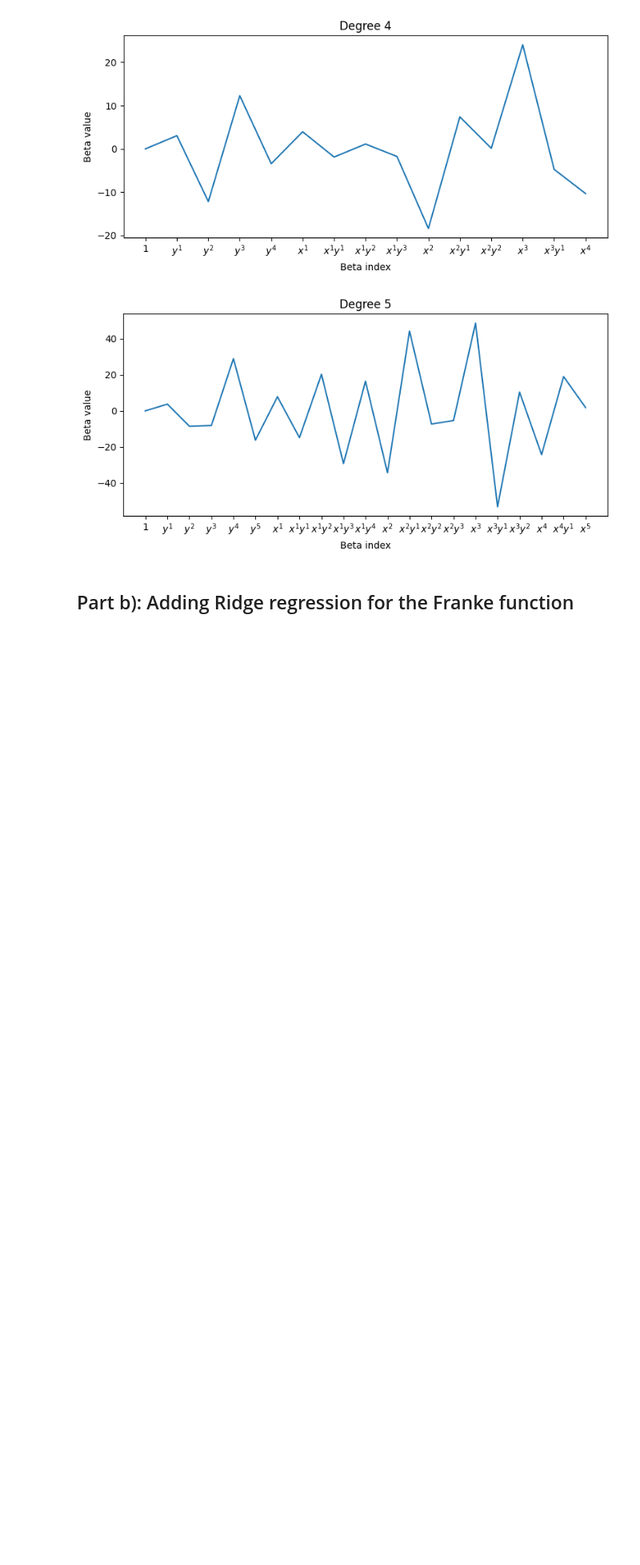
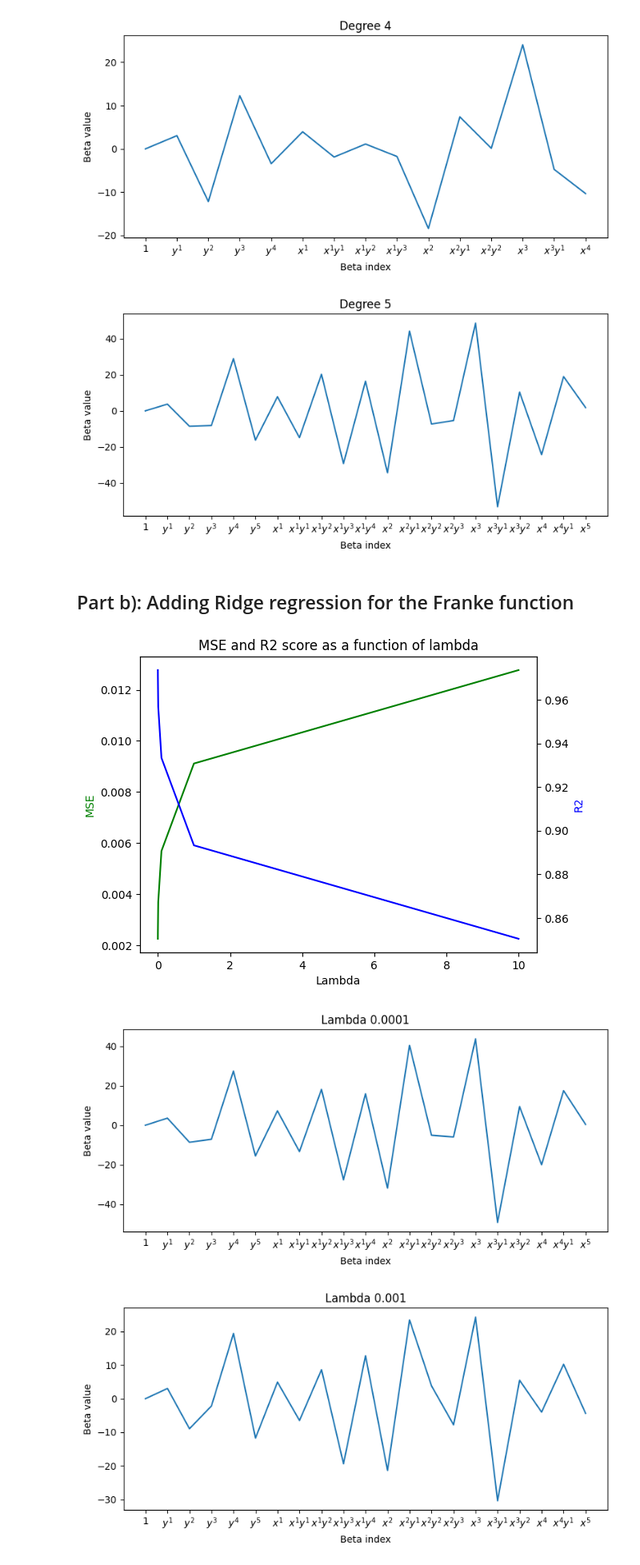
Before and after one commit to hishemok/FYS-STK4155, a Jupyter notebook: Project1/Project1.ipynb, the cells around one changed output. Shown: that part at 80% size. Drawn from its saved outputs; the diff is of its cells as text; code cells hidden in the pictures; blank space fills up the shorter version.

Commit message:
Ridge Regression
Created model for a set of lambda values. Includes plotting of accuracy and development of beta values

```diff
--- a/Project1/Project1.ipynb
+++ b/Project1/Project1.ipynb
@@ -217,3 +217,61 @@ for i in range(d):
 # %% [markdown]
 <h2>Part b): Adding Ridge regression for the Franke function
 </h2>
+# %%
+"""Whole process with Ridge regression on a 5 degree polynomial model with varying lambda values"""
+
+#Ridge regression
+Poly_deg = 5
+X,beta_ticks = create_design_matrix(x_flat, y_flat, Poly_deg)
+
+#Scaling the data
+Xmean = np.mean(X, axis=0)
+X[:,1:] = X[:,1:] - Xmean[1:]
+zmean = np.mean(z_flat)
+z_flat = z_flat - zmean
+
+# Split the data
+X_train, X_test, z_train, z_test = train_test_split(X, z_flat, test_size=0.2, random_state=42)
+
+lambda_values = [1e-4, 1e-3, 1e-2, 1e-1, 1,10]
+mse = []
+r2 = []
+beta_values = []
+beta_ticks_list = []
+
+#create model for each lambda value
+for l in lambda_values:
+    beta = np.linalg.inv(X_train.T @ X_train + l*np.eye(X_train.shape[1])) @ X_train.T @ z_train
+    z_pred = X_test @ beta
+
+    mse.append(mean_squared_error(z_test, z_pred))
+    r2.append(r2_score(z_test, z_pred))
+    beta_values.append(beta)
+
+    beta_ticks_list.append(beta_ticks)
+
+# Plot MSE and R2 score as a function of lambda
+fig, ax1 = plt.subplots()
+ax2 = ax1.twinx()
+ax1.plot(lambda_values, mse, 'g-')
+ax2.plot(lambda_values, r2, 'b-')
+ax1.set_xlabel('Lambda')
+ax1.set_ylabel('MSE', color='g')
+ax2.set_ylabel('R2', color='b')
+plt.title('MSE and R2 score as a function of lambda')
+plt.show()
+
+for i in range(len(lambda_values)):
+    fig = plt.figure(figsize=(8, 4))
+    plt.plot(beta_values[i])
+    plt.title(f"Lambda {lambda_values[i]}")
+
+    plt.xticks(ticks=np.arange(len(beta_ticks_list[i])), labels=beta_ticks_list[i])
+    plt.xlabel('Beta index')
+    plt.ylabel('Beta value')
+    plt.tight_layout()
+    plt.show()
+# %% [output]
+[figure, added]
+[figure, added]
+[figure, added]
```
Also changed, not shown: parts of 1 cell of this notebook.
